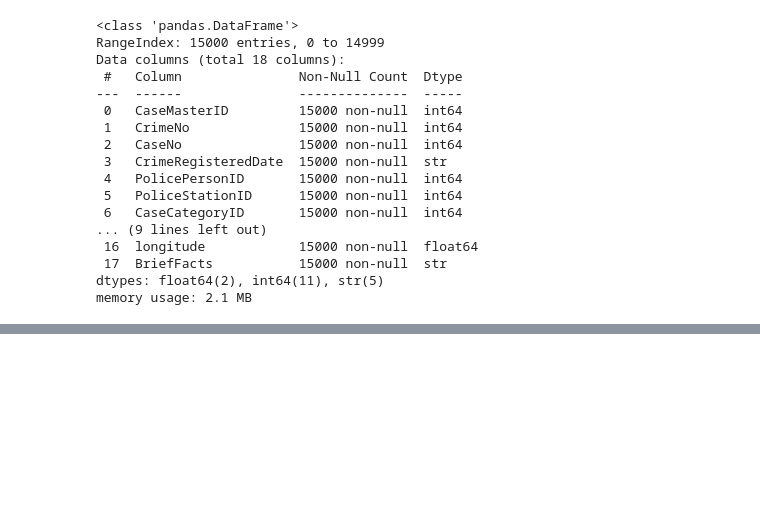
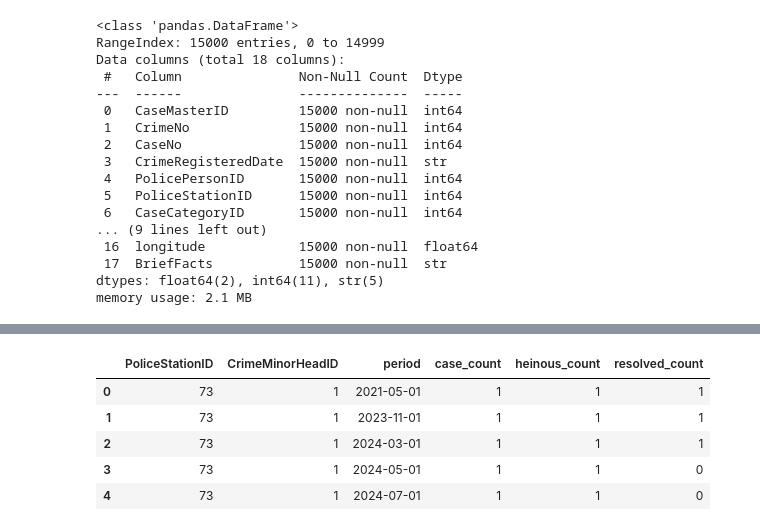
Before and after one commit to ashtonmascarenhas05-spec/AI-Driven_Crime_Analytics_And_Visualization, a Jupyter notebook: dataset/training_data/timeseries_counts.ipynb, the cells around one changed output, grey strips where cells are left out. Saved outputs shown, nothing was run; the diff lists cells and outputs as text; code cells hidden in the pictures; blank space fills up the shorter version.

```diff
--- a/dataset/training_data/timeseries_counts.ipynb
+++ b/dataset/training_data/timeseries_counts.ipynb
@@ -11,9 +11,9 @@ import pandas as pd
 Everything else in the 26 files (Employee, Unit, Rank, District...) is
 relevant to *other* modules or to enrichment, but not to this aggregation.
 # %%
-cm = pd.read_csv("../synthetic_data/CaseMaster.csv")
+cm = pd.read_csv("../cleaned_data/Cleaned_CaseMaster.csv")
 gravity = pd.read_csv("../synthetic_data/GravityOffence.csv")
-cs = pd.read_csv("../synthetic_data/ChargesheetDetails.csv")
+cs = pd.read_csv("../cleaned_data/chargesheet_cleaned.csv")
 # %%
 print("CaseMaster shape:", cm.shape)
 print("GravityOffence shape:", gravity.shape)
@@ -63,6 +62,11 @@ Data columns (total 18 columns):
  17  BriefFacts           15000 non-null  str
 dtypes: float64(2), int64(11), str(5)
 memory usage: 2.1 MB
+# %%
+cm["CrimeRegisteredDate"] = pd.to_datetime(cm["CrimeRegisteredDate"], errors='coerce')
+cm["IncidentFromDate"] = pd.to_datetime(cm["IncidentFromDate"], errors = 'coerce')
+cm["IncidentToDate"] = pd.to_datetime(cm["IncidentToDate"], errors= 'coerce')
+cm["InfoReceivedPSDate"] = pd.to_datetime(cm["InfoReceivedPSDate"], errors = 'coerce')
 # %%
 cm["period"] = cm["IncidentFromDate"].values.astype("datetime64[M]")
 cm[['IncidentFromDate','period']].head()
@@ -70,0 +82,5 @@ ValueError: Unexpected value for 'dtype': 'datetime64[M]'. Must be 'datetime64[s
+# %%
+cm = cm.merge(gravity, on = "GravityOffenceID", how = "left")
+cm["is_heinous"] = (cm["LookupValue"] == "Heinous").astype(int)
+
+cm[["GravityOffenceID","LookupValue","is_heinous"]].drop_duplicates()
@@ -70,0 +132,15 @@ ValueError: Unexpected value for 'dtype': 'datetime64[M]'. Must be 'datetime64[s
+# %%
+agg = cm.groupby(["PoliceStationID", "CrimeMinorHeadID", "period"]).agg(
+    case_count=("CaseMasterID", "count"),
+    heinous_count=("is_heinous", "sum"),
+    resolved_count=("is_resolved", "sum"),
+).reset_index()
+
+agg.head()
+# %% [output]
+|  | PoliceStationID | CrimeMinorHeadID | period | case_count | heinous_count | resolved_count |
+| 0 | 73 | 1 | 2021-05-01 | 1 | 1 | 1 |
+| 1 | 73 | 1 | 2023-11-01 | 1 | 1 | 1 |
+| 2 | 73 | 1 | 2024-03-01 | 1 | 1 | 1 |
+| 3 | 73 | 1 | 2024-05-01 | 1 | 1 | 0 |
+| 4 | 73 | 1 | 2024-07-01 | 1 | 1 | 0 |
```
Also changed, not shown: parts of 20 cells of this notebook, 2 other files.
